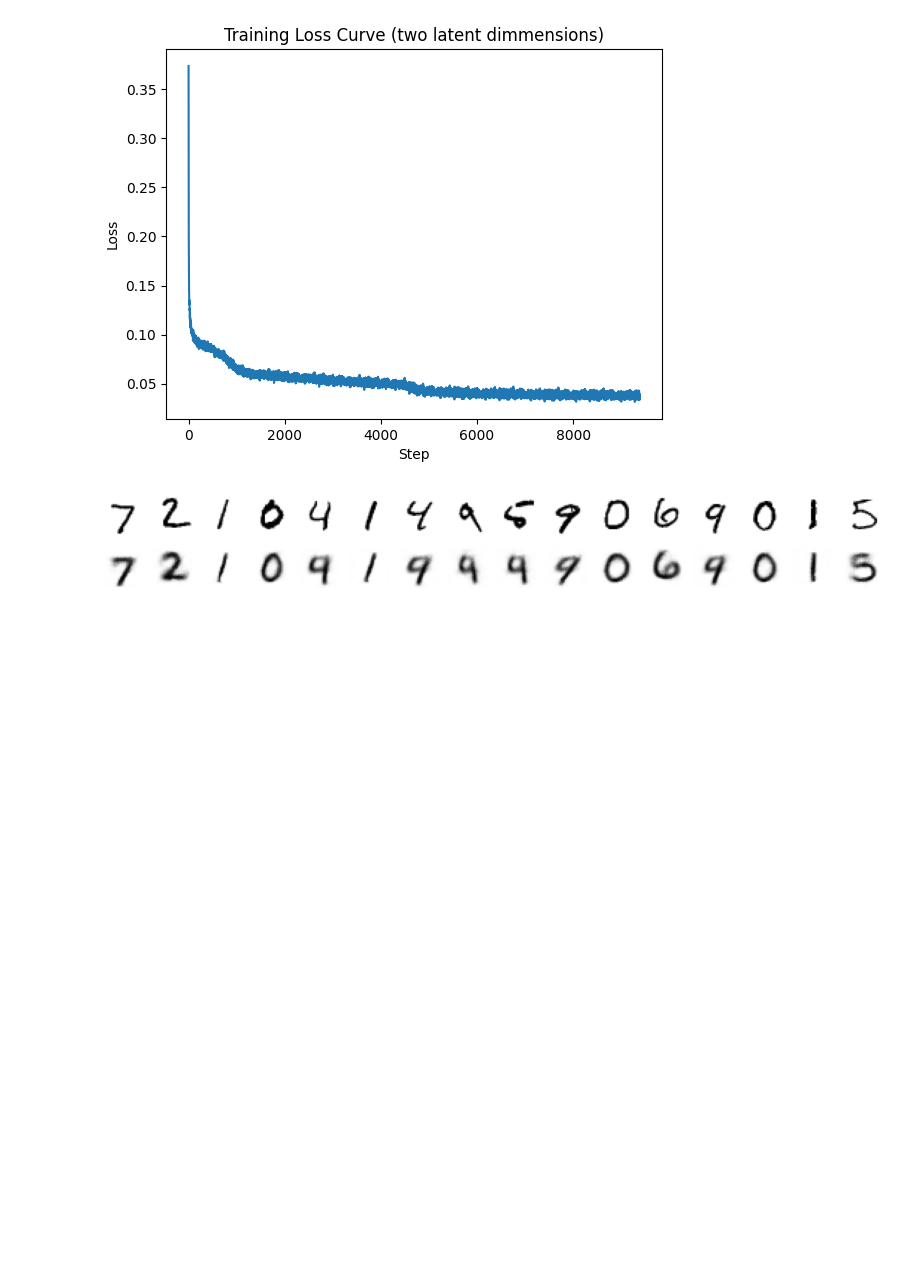
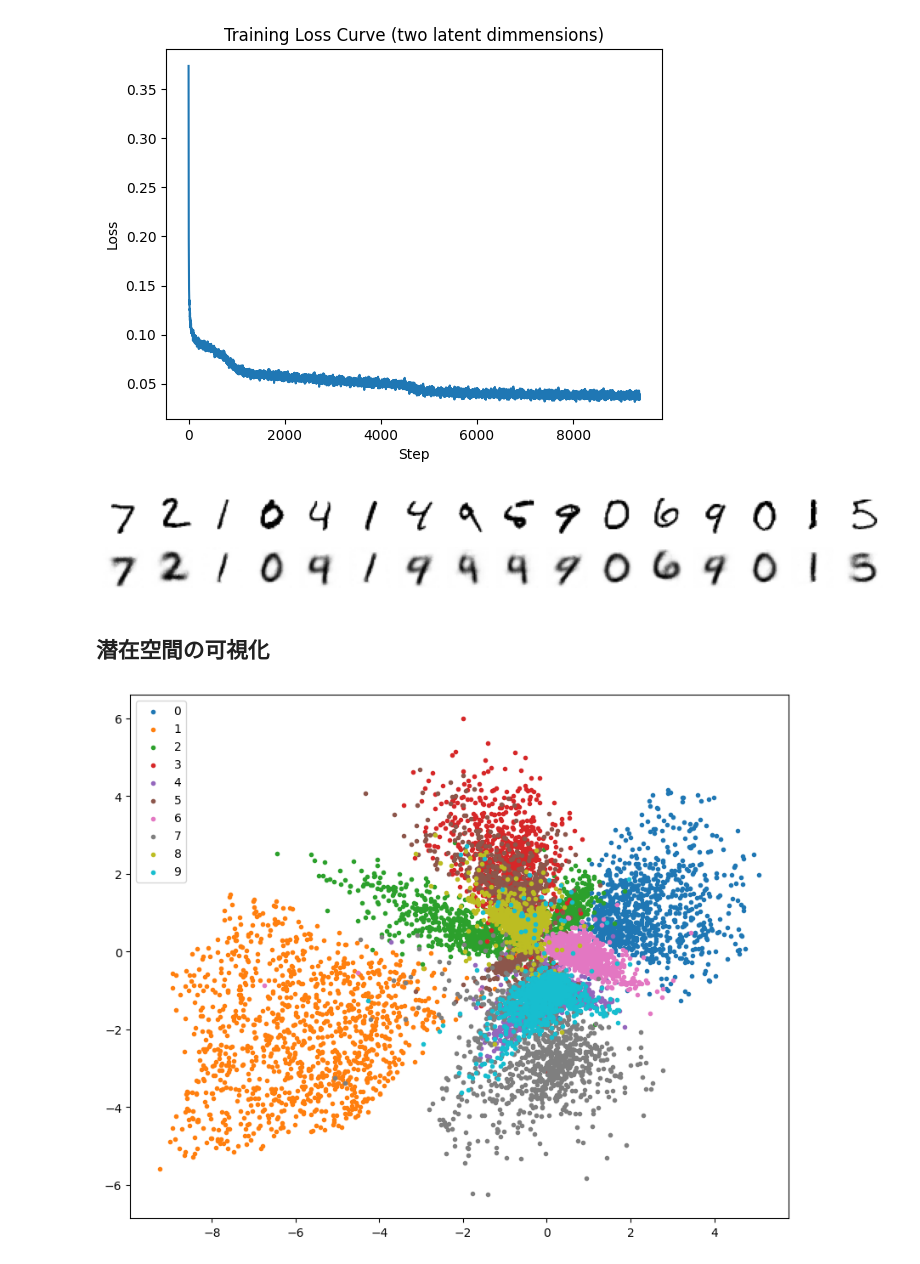
Before and after one commit to hyakuroume/Generative_AI, a Jupyter notebook: compressing.ipynb, the cells around one changed output. Saved outputs shown, nothing was run; the diff lists cells and outputs as text; code cells hidden in the pictures; blank space fills up the shorter version.

Commit message:
潜在空間の可視化

```diff
--- a/compressing.ipynb
+++ b/compressing.ipynb
@@ -449,3 +449,38 @@ batch_vs_preds = torch.cat((eval_batch, predicted))
 show_images(batch_vs_preds, imsize=1, nrows=2)
 # %% [output]
 [figure]
+# %% [markdown]
+## 潜在空間の可視化
+# %%
+images_labels_dataloader = DataLoader(mnist["test"], batch_size=512)
+# %%
+import pandas as pd
+
+df = pd.DataFrame(
+    {
+        "x": [],
+        "y": [],
+        "label": [],
+    }
+)
+
+for batch in tqdm(iter(images_labels_dataloader), total=len(images_labels_dataloader)):
+    encoded = ae_model.encode(batch["image"].to(device)).cpu()
+    new_items = {
+        "x": [t.item() for t in encoded[:, 0]],
+        "y": [t.item() for t in encoded[:, 1]],
+        "label": batch["label"]
+    }
+
+    df = pd.concat([df, pd.DataFrame(new_items)], ignore_index=True)
+# %%
+# エンコード済みのベクトルの値を使ってプロット
+plt.figure(figsize=(10, 8))
+
+for label in range(10):
+    points = df[df["label"] == label]
+    plt.scatter(points["x"], points["y"], label=label, marker=".")
+
+plt.legend();
+# %% [output]
+[figure, added]
```
Also changed, not shown: parts of 3 cells of this notebook.
